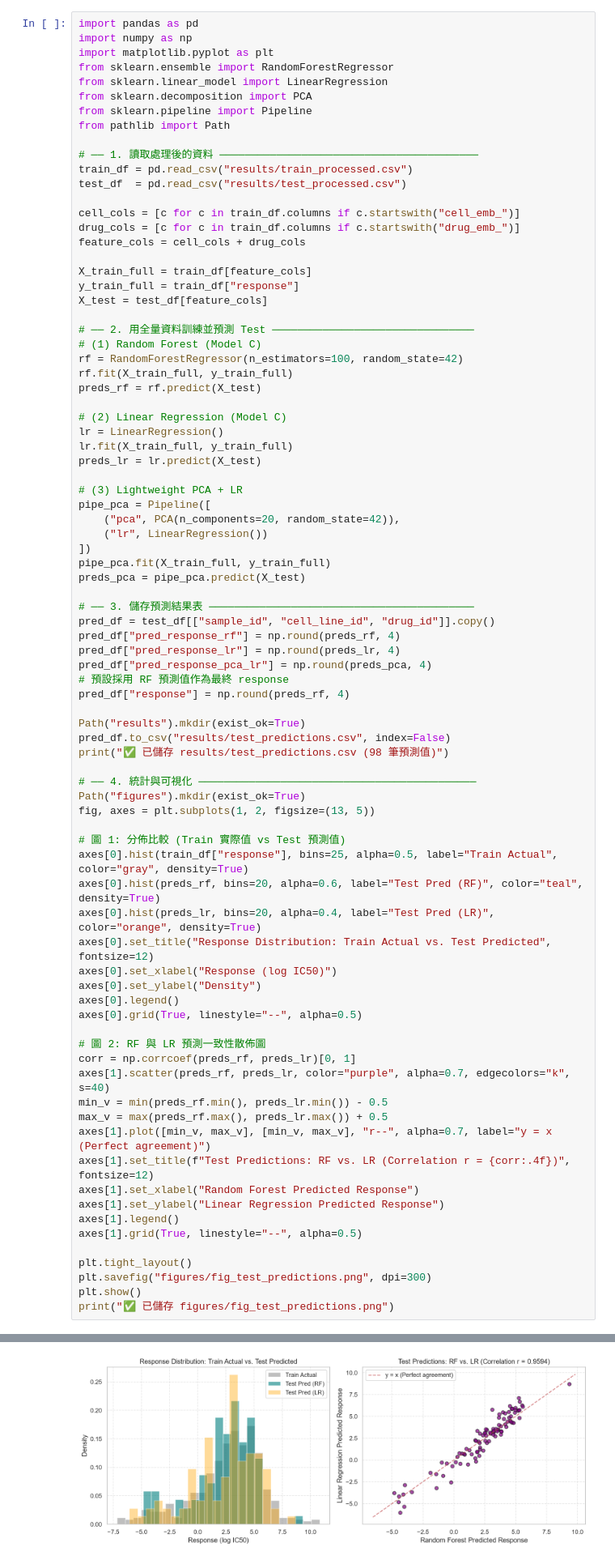
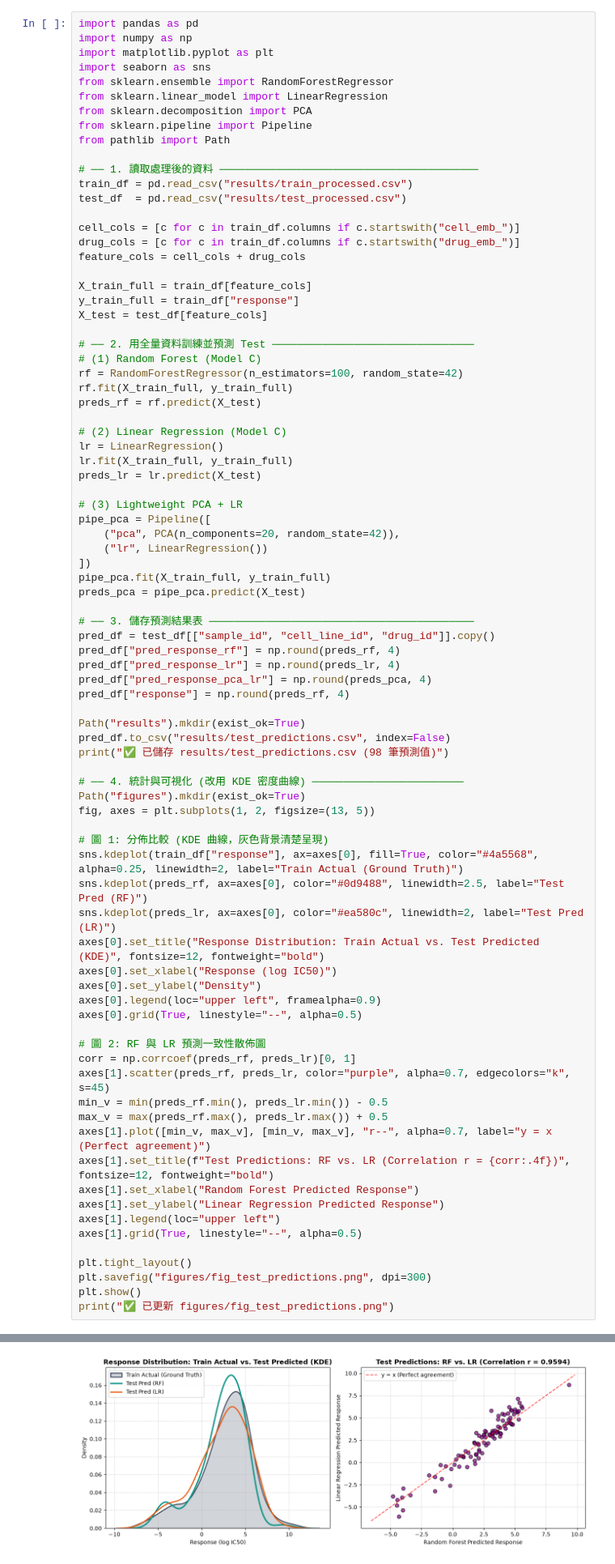
Before and after one commit to Annie04082020/cmjm_entry_test, a Jupyter notebook: cmjm_entry_test.ipynb, the cells around one changed output, grey strips where cells are left out. Shown at 81% size. Drawn from its saved outputs; the diff is of its cells as text.

```diff
--- a/cmjm_entry_test.ipynb
+++ b/cmjm_entry_test.ipynb
@@ -628,6 +694,7 @@ LR  - Model C + PCA (20 dims) 1.5097        0.0538
 import pandas as pd
 import numpy as np
 import matplotlib.pyplot as plt
+import seaborn as sns
 from sklearn.ensemble import RandomForestRegressor
 from sklearn.linear_model import LinearRegression
 from sklearn.decomposition import PCA
@@ -670,43 +737,42 @@ pred_df = test_df[["sample_id", "cell_line_id", "drug_id"]].copy()
 pred_df["pred_response_rf"] = np.round(preds_rf, 4)
 pred_df["pred_response_lr"] = np.round(preds_lr, 4)
 pred_df["pred_response_pca_lr"] = np.round(preds_pca, 4)
-# 預設採用 RF 預測值作為最終 response
 pred_df["response"] = np.round(preds_rf, 4)
 
 Path("results").mkdir(exist_ok=True)
 pred_df.to_csv("results/test_predictions.csv", index=False)
 print("✅ 已儲存 results/test_predictions.csv (98 筆預測值)")
 
-# ── 4. 統計與可視化 ────────────────────────────────────────────
+# ── 4. 統計與可視化 (改用 KDE 密度曲線) ────────────────────────
 Path("figures").mkdir(exist_ok=True)
 fig, axes = plt.subplots(1, 2, figsize=(13, 5))
 
-# 圖 1: 分佈比較 (Train 實際值 vs Test 預測值)
-axes[0].hist(train_df["response"], bins=25, alpha=0.5, label="Train Actual", color="gray", density=True)
-axes[0].hist(preds_rf, bins=20, alpha=0.6, label="Test Pred (RF)", color="teal", density=True)
-axes[0].hist(preds_lr, bins=20, alpha=0.4, label="Test Pred (LR)", color="orange", density=True)
-axes[0].set_title("Response Distribution: Train Actual vs. Test Predicted", fontsize=12)
+# 圖 1: 分佈比較 (KDE 曲線，灰色背景清楚呈現)
+sns.kdeplot(train_df["response"], ax=axes[0], fill=True, color="#4a5568", alpha=0.25, linewidth=2, label="Train Actual (Ground Truth)")
+sns.kdeplot(preds_rf, ax=axes[0], color="#0d9488", linewidth=2.5, label="Test Pred (RF)")
+sns.kdeplot(preds_lr, ax=axes[0], color="#ea580c", linewidth=2, label="Test Pred (LR)")
+axes[0].set_title("Response Distribution: Train Actual vs. Test Predicted (KDE)", fontsize=12, fontweight="bold")
 axes[0].set_xlabel("Response (log IC50)")
 axes[0].set_ylabel("Density")
-axes[0].legend()
+axes[0].legend(loc="upper left", framealpha=0.9)
 axes[0].grid(True, linestyle="--", alpha=0.5)
 
 # 圖 2: RF 與 LR 預測一致性散佈圖
 corr = np.corrcoef(preds_rf, preds_lr)[0, 1]
-axes[1].scatter(preds_rf, preds_lr, color="purple", alpha=0.7, edgecolors="k", s=40)
+axes[1].scatter(preds_rf, preds_lr, color="purple", alpha=0.7, edgecolors="k", s=45)
 min_v = min(preds_rf.min(), preds_lr.min()) - 0.5
 max_v = max(preds_rf.max(), preds_lr.max()) + 0.5
 axes[1].plot([min_v, max_v], [min_v, max_v], "r--", alpha=0.7, label="y = x (Perfect agreement)")
-axes[1].set_title(f"Test Predictions: RF vs. LR (Correlation r = {corr:.4f})", fontsize=12)
+axes[1].set_title(f"Test Predictions: RF vs. LR (Correlation r = {corr:.4f})", fontsize=12, fontweight="bold")
 axes[1].set_xlabel("Random Forest Predicted Response")
 axes[1].set_ylabel("Linear Regression Predicted Response")
-axes[1].legend()
+axes[1].legend(loc="upper left")
 axes[1].grid(True, linestyle="--", alpha=0.5)
 
 plt.tight_layout()
 plt.savefig("figures/fig_test_predictions.png", dpi=300)
 plt.show()
-print("✅ 已儲存 figures/fig_test_predictions.png")
+print("✅ 已更新 figures/fig_test_predictions.png")
 # %% [output]
 ✅ 已儲存 results/test_predictions.csv (98 筆預測值)
-[figure, old version]
+[figure, new version]
```
Also changed, not shown: parts of 8 cells of this notebook, 9 other files.
